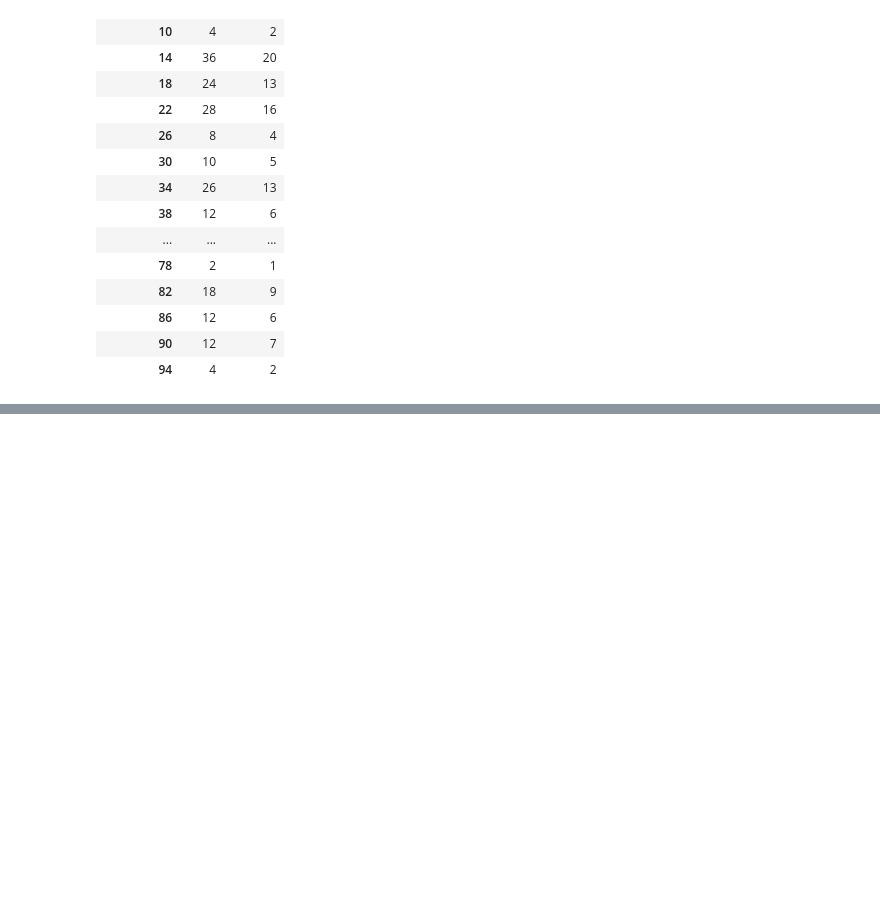
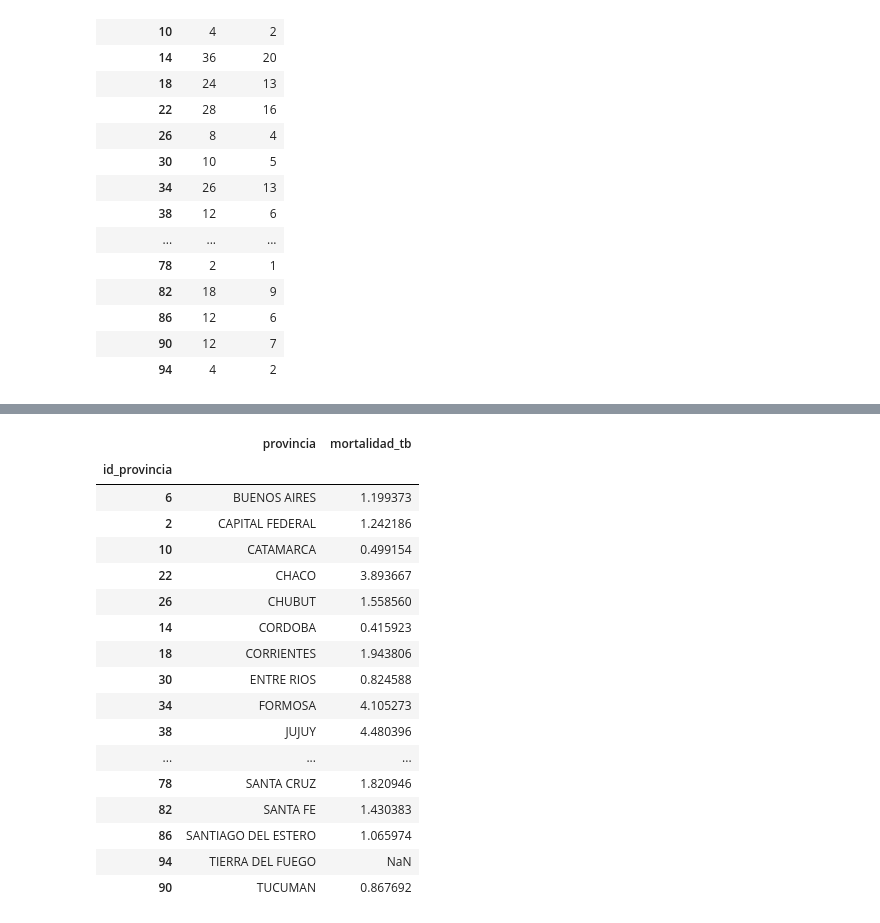
Before and after one commit to StarmasterArg/Salud-Argentina, a Jupyter notebook: Obras sociales.ipynb, the cells around one changed output, grey strips where cells are left out. Saved outputs shown, nothing was run; the diff lists cells and outputs as text; code cells hidden in the pictures; blank space fills up the shorter version.

```diff
--- a/Obras sociales.ipynb
+++ b/Obras sociales.ipynb
@@ -735,0 +741,8 @@ df
+# %%
+mortalidad_tb = mortalidad[mortalidad["CAUSA"].isin(["A15","A16","A17","A18","A19"])]
+
+mortalidad_tb = mortalidad_tb.groupby("id_provincia")["CUENTA"].sum()
+
+mortalidad_tb = mortalidad_tb.iloc[:22]
+
+mortalidad_tb
@@ -735,0 +767,23 @@ df
+# %%
+df["mortalidad_tb"] = mortalidad_tb/df["cant_habitantes"]*100000
+
+df[["provincia","mortalidad_tb"]]
+# %% [output]
+|  | provincia | mortalidad_tb |
+| id_provincia |  |  |
+| 6 | BUENOS AIRES | 1.199373 |
+| 2 | CAPITAL FEDERAL | 1.242186 |
+| 10 | CATAMARCA | 0.499154 |
+| 22 | CHACO | 3.893667 |
+| 26 | CHUBUT | 1.558560 |
+| 14 | CORDOBA | 0.415923 |
+| 18 | CORRIENTES | 1.943806 |
+| 30 | ENTRE RIOS | 0.824588 |
+| 34 | FORMOSA | 4.105273 |
+| 38 | JUJUY | 4.480396 |
+| ... | ... | ... |
+| 78 | SANTA CRUZ | 1.820946 |
+| 82 | SANTA FE | 1.430383 |
+| 86 | SANTIAGO DEL ESTERO | 1.065974 |
+| 94 | TIERRA DEL FUEGO | NaN |
+| 90 | TUCUMAN | 0.867692 |
```
Also changed, not shown: parts of 5 cells of this notebook.
